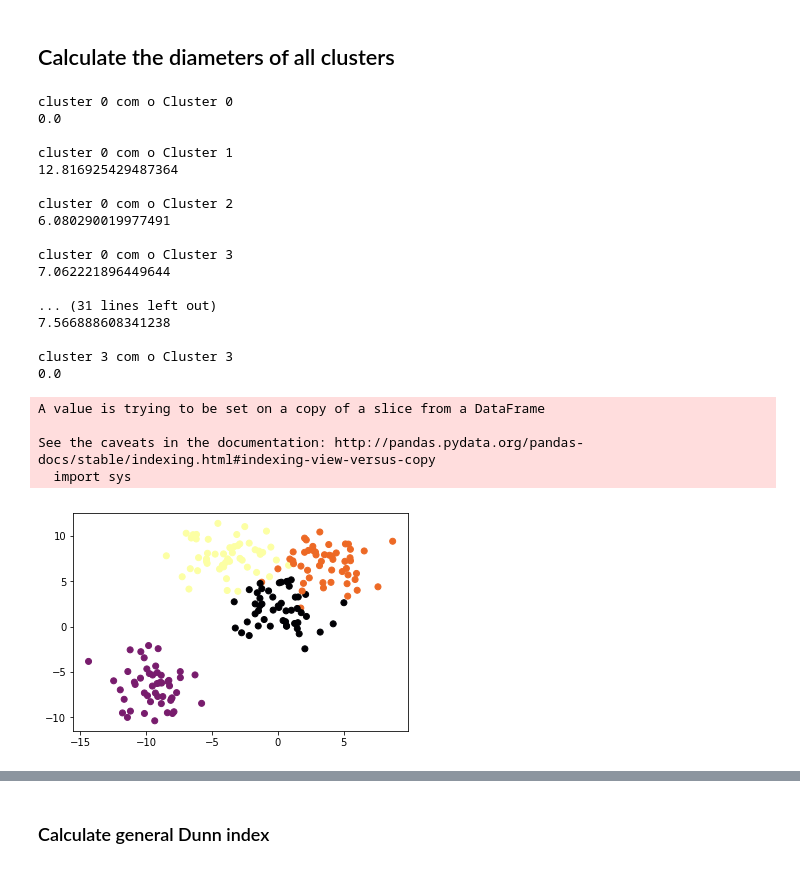
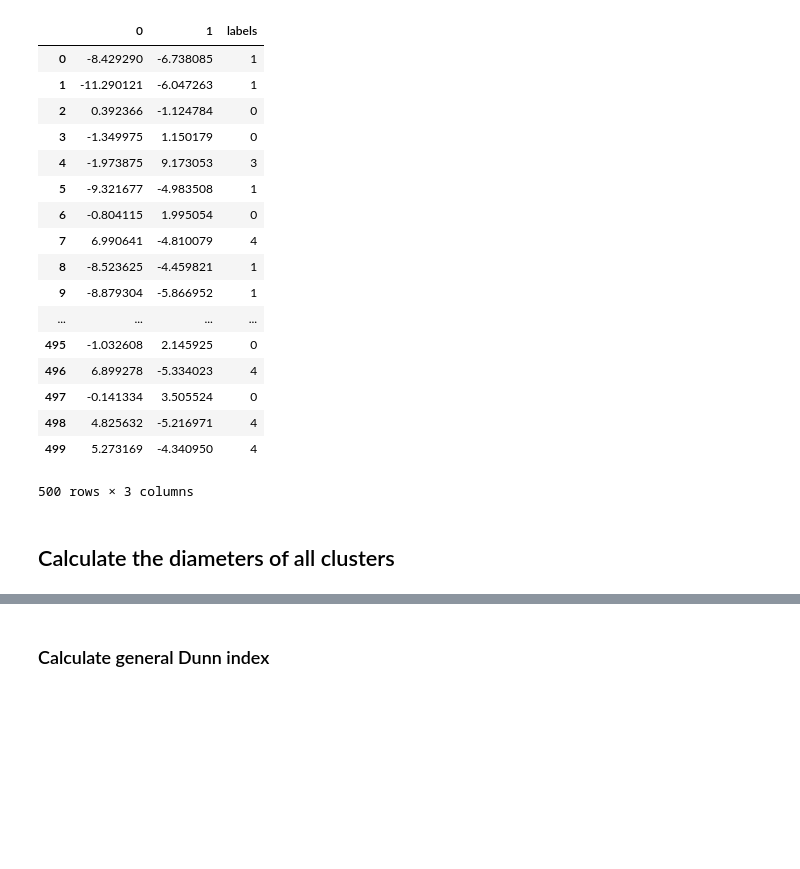
Before and after one commit to studart301d/Clusters-Metrics-Library, a Jupyter notebook: Dunn_Index.ipynb, the cells around one changed output, grey strips where cells are left out. Drawn from its saved outputs; the diff is of its cells as text; code cells hidden in the pictures; blank space fills up the shorter version.

```diff
--- a/Dunn_Index.ipynb
+++ b/Dunn_Index.ipynb
@@ -11,3 +54,27 @@ from scipy.spatial.distance import euclidean
+# %%
+df = pd.DataFrame(data[0])
+df['labels'] = data[1]
+
+df
+# %% [output]
+|  | 0 | 1 | labels |
+| 0 | -8.429290 | -6.738085 | 1 |
+| 1 | -11.290121 | -6.047263 | 1 |
+| 2 | 0.392366 | -1.124784 | 0 |
+| 3 | -1.349975 | 1.150179 | 0 |
+| 4 | -1.973875 | 9.173053 | 3 |
+| 5 | -9.321677 | -4.983508 | 1 |
+| 6 | -0.804115 | 1.995054 | 0 |
+| 7 | 6.990641 | -4.810079 | 4 |
+| 8 | -8.523625 | -4.459821 | 1 |
+| 9 | -8.879304 | -5.866952 | 1 |
+| ... | ... | ... | ... |
+| 495 | -1.032608 | 2.145925 | 0 |
+| 496 | 6.899278 | -5.334023 | 4 |
+| 497 | -0.141334 | 3.505524 | 0 |
+| 498 | 4.825632 | -5.216971 | 4 |
+| 499 | 5.273169 | -4.340950 | 4 |
+500 rows × 3 columns
 # %% [markdown]
 ## Calculate the diameters of all clusters
 # %%
@@ -42,38 +109,3 @@ def midpoints(df, number_of_clusters):
         midpoints.append(midpoint)
 
     return midpoints
-# %%
-centroids = midpoints(df, 4)
-for i in range(4):
-    for j in range(4):
-        print("cluster " + str(i) +" com o Cluster " + str(j) )
-        print(euclidean(centroids[i], centroids[j]))
-        print( " ")
-# %% [output]
-cluster 0 com o Cluster 0
-0.0
-
-cluster 0 com o Cluster 1
-12.816925429487364
-
-cluster 0 com o Cluster 2
-6.080290019977491
-
-cluster 0 com o Cluster 3
-7.062221896449644
-
-... (31 lines left out)
-7.566888608341238
-
-cluster 3 com o Cluster 3
-0.0
-A value is trying to be set on a copy of a slice from a DataFrame
-
-See the caveats in the documentation: http://pandas.pydata.org/pandas-docs/stable/indexing.html#indexing-view-versus-copy
-  import sys
-# %%
-plt.scatter(data[0][:,0],data[0][:,1],c=data[1],cmap='inferno')
-
-plt.show()
-# %% [output]
-[figure, removed]
```
Also changed, not shown: parts of 24 cells of this notebook.
